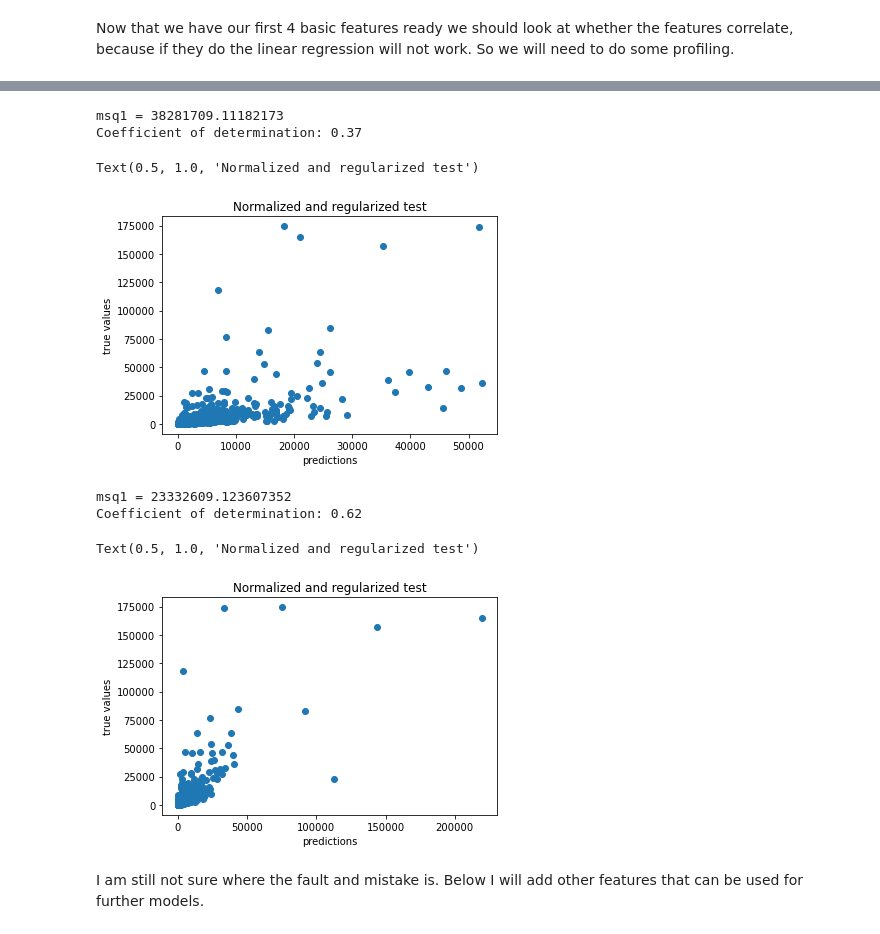
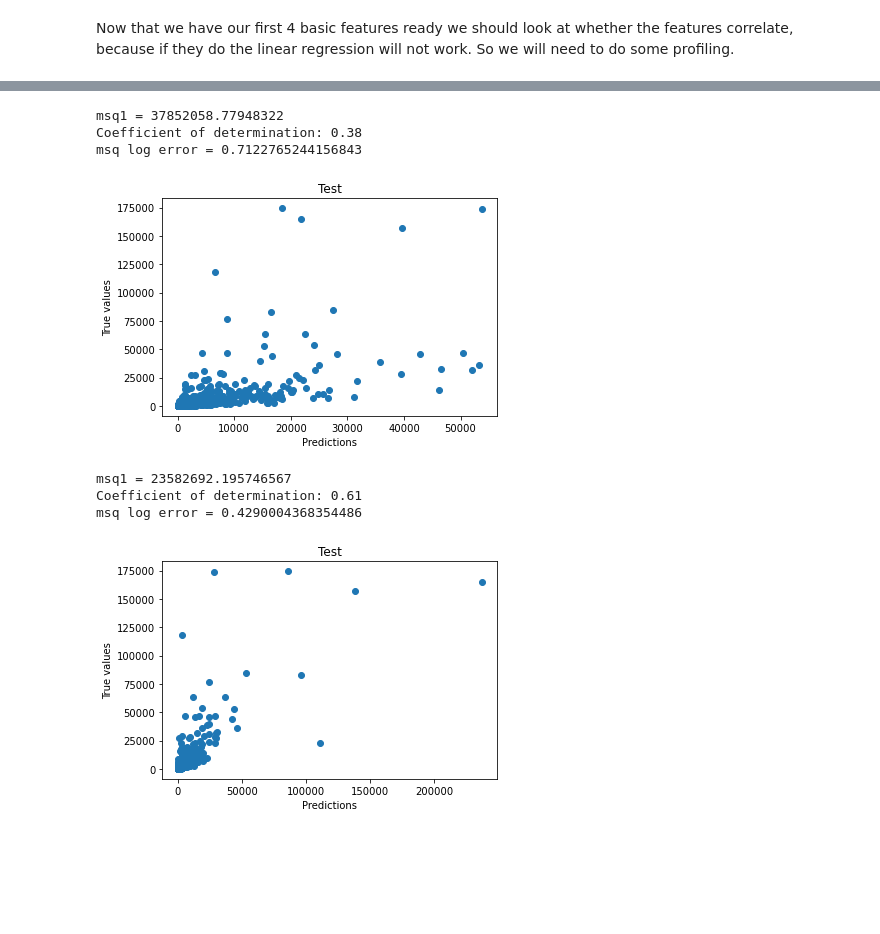
Before and after one commit to Serg99io/Capstone-cryptoart, a Jupyter notebook: capstone notebook.ipynb, the cells around one changed output, grey strips where cells are left out. Saved outputs shown, nothing was run; the diff lists cells and outputs as text; code cells hidden in the pictures; blank space fills up the shorter version.

```diff
--- a/capstone notebook.ipynb
+++ b/capstone notebook.ipynb
@@ -218,22 +201,7 @@ for i in value:
     #first artwork of creator # I am not sure wheter this is possible or whether it will mess with the linear regression
     elif i == [] and count9 != 0:
         avg_value.append(np.NaN)
-        """
-        #days of art since first sale.
-        dateofart = lstdays2[count9]
-        two_weeks = []
-        count10 = 0
-        #getting all artworks indecis 2 weeks before till artwork.
-        for j in lstdays2:
-            if dateofart > j >= (dateofart-14):
-                two_weeks.append(count10)
-            count10 = count10 + 1
-        sales = []
-        for k in two_weeks:
-            sales.append(usd_sales[k])
-        avg_value.append(mean(sales))
-        count9 = count9 + 1
-        """
+
     #mean of past artwork by same creators
     elif i != []:
         avg_value.append(mean(i))
@@ -265,17 +233,13 @@ for i in avg_value:
     matrix_basic[count111][4] = math.log(i+1)
     count111 = count111 + 1
 #print(matrix_basic[1877])
-lp = []
-for i in range(len(avg_value)):
-    if pandas.isnull(avg_value[i]):
-        lp.append(i)
+
 
 count91 = 0
 two = []
 for i in range(len(matrix_basic[:,3])):
         #days of art since first sale.
         dateofart = lstdays2[count91]
-        print(dateofart)
         two_weeks = []
         count10 = 0
         #getting all artworks indecis 2 weeks before till artwork.
@@ -290,6 +254,5 @@ for i in range(len(matrix_basic[:,3])):
             sales.append(usd_sales[k])
 
         r13 = math.log(np.mean(sales) + 1)
-        print(r13)
         matrix_basic[count91][5] = r13
         count91 = count91 + 1
@@ -440,6 +370,7 @@ print(dataframe.head)
 
 r22 = dataframe.dropna()
 
+r22.reset_index(drop=True, inplace=True)
 
 from pandas_profiling import ProfileReport
 
@@ -721,55 +562,47 @@ Coefficient of determination: 0.51
 # %%
-from sklearn.linear_model import ElasticNet
-regr = ElasticNet(random_state=42,alpha=0.001)
+from sklearn.linear_model import ElasticNetCV # cv stands for cross validation
+regr = ElasticNetCV(random_state=1311,cv = 5)
 regr.fit(X_train_norm, y_train)
 y_pred3 = regr.predict(X_test_norm)
-
-#source https://machinelearningmastery.com/feature-selection-with-real-and-categorical-data/
-
 
 y_predxreg3 = []
 y_truexreg3 = []
 
- #does it go wrong here? # the base of regularization = 10
-#print(y_pred[:100])
 for j in y_pred3:
     l = (math.e ** j) - 1
     y_predxreg3.append(l)
-    #print(y_test[:100])
+
 for k in y_test:
     l2 = (math.e ** k) - 1
     y_truexreg3.append(l2)
 
 print("msq1 = " + str(mean_squared_error(y_truexreg, y_predxreg3)))
 print('Coefficient of determination: %.2f'
       % r2_score(y_truexreg, y_predxreg3))
 
 fig, ax3= plt.subplots()
 ax3.scatter(y_predxreg3,y_truexreg)
-ax3.set_ylabel("true values")
-ax3.set_xlabel("predictions")
-ax3.set_title("Normalized and regularized test")
+ax3.set_ylabel("True values")
+ax3.set_xlabel("Predictions")
+ax3.set_title("Test")
+print("msq log error = " + str(mean_squared_log_error(y_truexreg, y_predxreg3)))
 # %% [output]
-msq1 = 38281709.11182173
-Coefficient of determination: 0.37
+msq1 = 37852058.77948322
+Coefficient of determination: 0.38
+msq log error = 0.7122765244156843
-Text(0.5, 1.0, 'Normalized and regularized test')
-[figure, old version]
+[figure, new version]
 # %%
 from sklearn.ensemble import RandomForestRegressor
 
-regressor = RandomForestRegressor(n_estimators=600, random_state=0)
+
+regressor = RandomForestRegressor(n_estimators=250, random_state=0)
 
 regressor.fit(X_train_norm, y_train)
 y_pred4 = regressor.predict(X_test_norm)
 
-#source https://machinelearningmastery.com/feature-selection-with-real-and-categorical-data/
-
-
 y_predxreg4 = []
 y_truexreg4 = []
 
- #does it go wrong here? # the base of regularization = 10
-#print(y_pred[:100])
 for j in y_pred4:
     l = (math.e ** j) - 1
     y_predxreg4.append(l)
@@ -785,13 +618,13 @@ print('Coefficient of determination: %.2f'
 
 fig, ax4 = plt.subplots()
 ax4.scatter(y_predxreg4,y_truexreg)
-ax4.set_ylabel("true values")
-ax4.set_xlabel("predictions")
-ax4.set_title("Normalized and regularized test")
+ax4.set_ylabel("True values")
+ax4.set_xlabel("Predictions")
+ax4.set_title("Test")
+print("msq log error = " + str(mean_squared_log_error(y_truexreg, y_predxreg4)))
+#ax4.axis("equal")
 # %% [output]
-msq1 = 23332609.123607352
-Coefficient of determination: 0.62
+msq1 = 23582692.195746567
+Coefficient of determination: 0.61
+msq log error = 0.4290004368354486
-Text(0.5, 1.0, 'Normalized and regularized test')
-[figure, old version]
+[figure, new version]
-# %% [markdown]
-I am still not sure where the fault and mistake is. Below I will add other features that can be used for further models.
```
Also changed, not shown: parts of 16 cells of this notebook.
